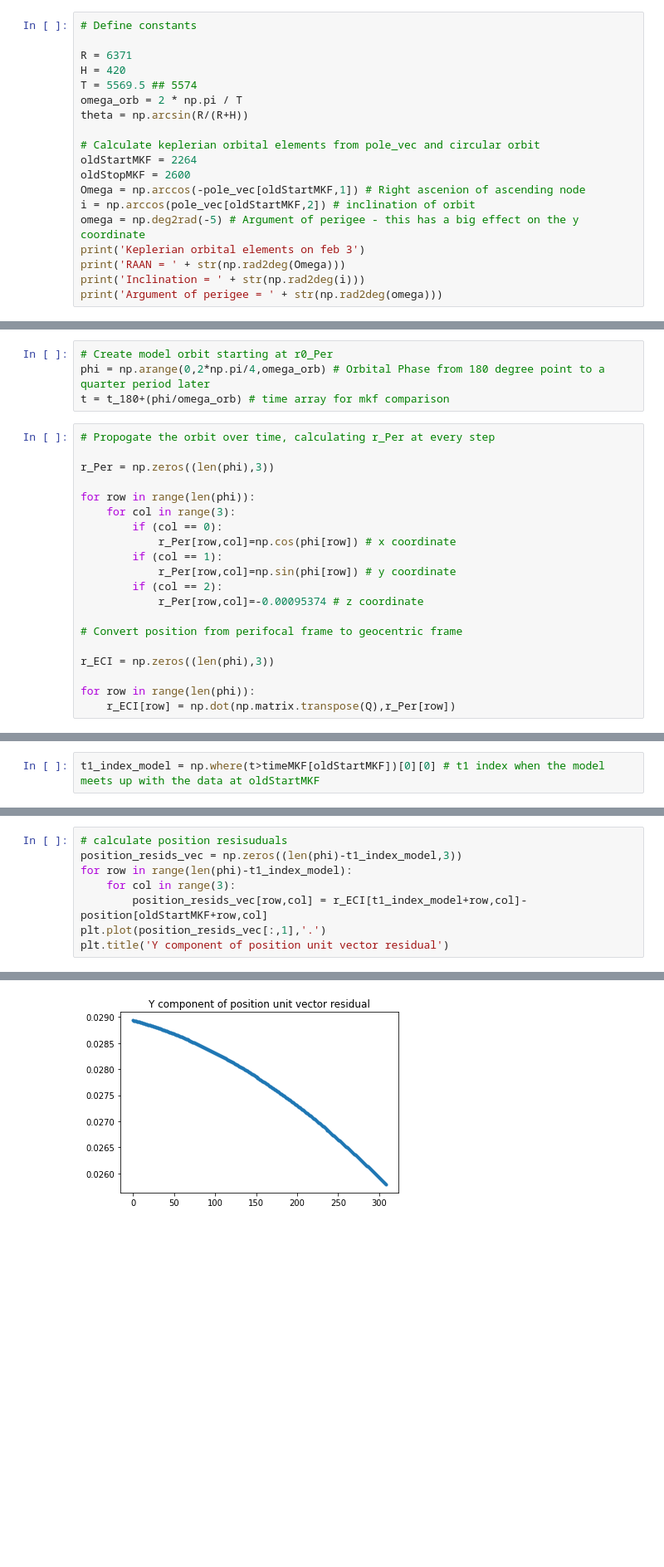
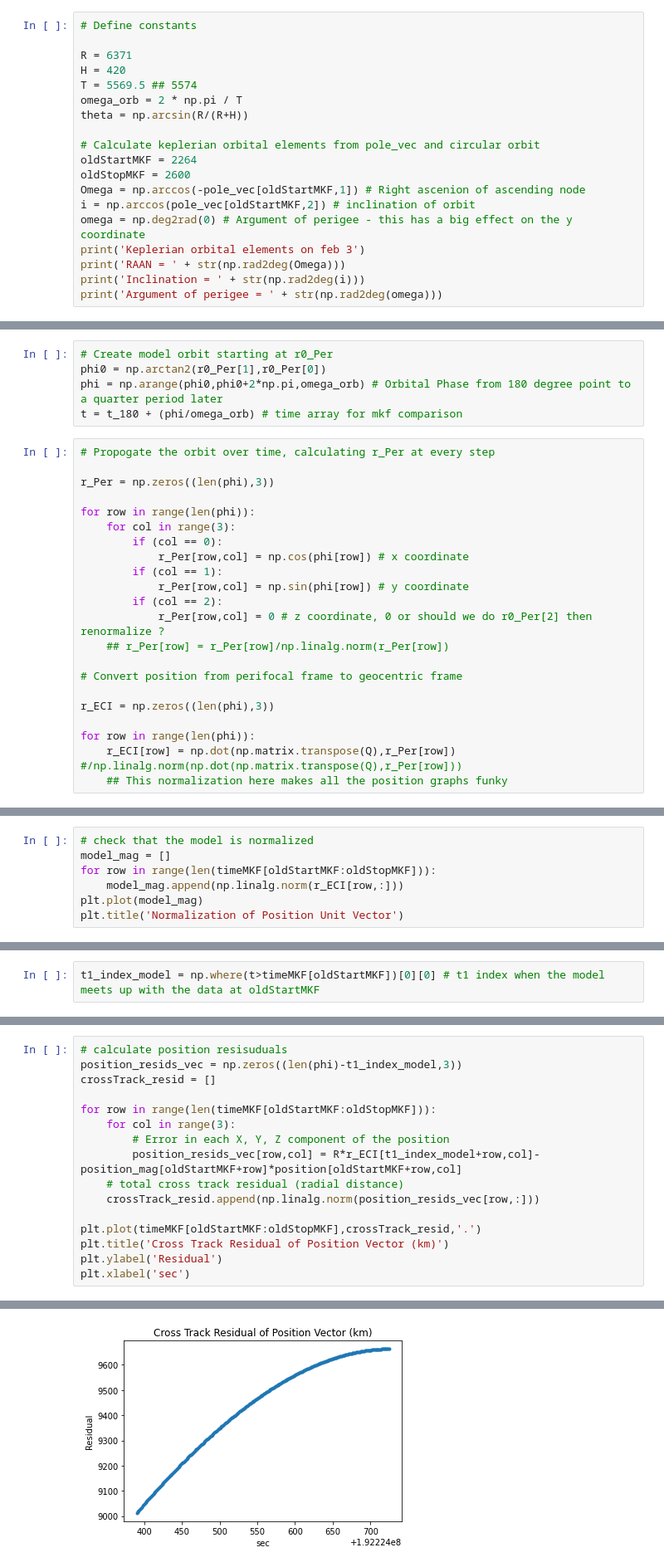
Before and after one commit to dmrowan/LommenResearchGroup, a Jupyter notebook: HorizonCrossing/feb3_orbitTracking.ipynb, the cells around one changed output, grey strips where cells are left out. Shown at 83% size. Cells and saved outputs as stored; diff of their text form; blank space fills up the shorter version.

Commit message:
Fixed the angle offset. Found normalization problem

```diff
--- a/HorizonCrossing/feb3_orbitTracking.ipynb
+++ b/HorizonCrossing/feb3_orbitTracking.ipynb
@@ -52,7 +47,7 @@ oldStartMKF = 2264
 oldStopMKF = 2600
 Omega = np.arccos(-pole_vec[oldStartMKF,1]) # Right ascenion of ascending node
 i = np.arccos(pole_vec[oldStartMKF,2]) # inclination of orbit
-omega = np.deg2rad(-5) # Argument of perigee - this has a big effect on the y coordinate
+omega = np.deg2rad(0) # Argument of perigee - this has a big effect on the y coordinate
 print('Keplerian orbital elements on feb 3')
 print('RAAN = ' + str(np.rad2deg(Omega)))
 print('Inclination = ' + str(np.rad2deg(i)))
@@ -79,7 +72,8 @@ print(r0_Per)
 # %%
 # Create model orbit starting at r0_Per
-phi = np.arange(0,2*np.pi/4,omega_orb) # Orbital Phase from 180 degree point to a quarter period later
-t = t_180+(phi/omega_orb) # time array for mkf comparison
+phi0 = np.arctan2(r0_Per[1],r0_Per[0])
+phi = np.arange(phi0,phi0+2*np.pi,omega_orb) # Orbital Phase from 180 degree point to a quarter period later
+t = t_180 + (phi/omega_orb) # time array for mkf comparison
 # %%
 # Propogate the orbit over time, calculating r_Per at every step
 
@@ -88,18 +82,20 @@ r_Per = np.zeros((len(phi),3))
 for row in range(len(phi)):
     for col in range(3):
         if (col == 0):
-            r_Per[row,col]=np.cos(phi[row]) # x coordinate
+            r_Per[row,col] = np.cos(phi[row]) # x coordinate
         if (col == 1):
-            r_Per[row,col]=np.sin(phi[row]) # y coordinate
+            r_Per[row,col] = np.sin(phi[row]) # y coordinate
         if (col == 2):
-            r_Per[row,col]=-0.00095374 # z coordinate
+            r_Per[row,col] = 0 # z coordinate, 0 or should we do r0_Per[2] then renormalize ?
+    ## r_Per[row] = r_Per[row]/np.linalg.norm(r_Per[row])
 
 # Convert position from perifocal frame to geocentric frame
 
 r_ECI = np.zeros((len(phi),3))
 
 for row in range(len(phi)):
-    r_ECI[row] = np.dot(np.matrix.transpose(Q),r_Per[row])
+    r_ECI[row] = np.dot(np.matrix.transpose(Q),r_Per[row]) #/np.linalg.norm(np.dot(np.matrix.transpose(Q),r_Per[row]))
+    ## This normalization here makes all the position graphs funky
 # %%
 plt.title('X coordinate vs. Time')
 plt.plot(timeMKF[oldStartMKF:oldStopMKF],position_mag[oldStartMKF:oldStopMKF]*position[oldStartMKF:oldStopMKF,0],'.',label='Data')
@@ -132,0 +129,7 @@ plt.legend()
+# %%
+# check that the model is normalized
+model_mag = []
+for row in range(len(timeMKF[oldStartMKF:oldStopMKF])):
+    model_mag.append(np.linalg.norm(r_ECI[row,:]))
+plt.plot(model_mag)
+plt.title('Normalization of Position Unit Vector')
@@ -145,9 +151,17 @@ Z: 9718km
 # %%
 # calculate position resisuduals
 position_resids_vec = np.zeros((len(phi)-t1_index_model,3))
-for row in range(len(phi)-t1_index_model):
+crossTrack_resid = []
+
+for row in range(len(timeMKF[oldStartMKF:oldStopMKF])):
     for col in range(3):
-        position_resids_vec[row,col] = r_ECI[t1_index_model+row,col]-position[oldStartMKF+row,col]
-plt.plot(position_resids_vec[:,1],'.')
-plt.title('Y component of position unit vector residual')
+        # Error in each X, Y, Z component of the position
+        position_resids_vec[row,col] = R*r_ECI[t1_index_model+row,col]-position_mag[oldStartMKF+row]*position[oldStartMKF+row,col]
+    # total cross track residual (radial distance)
+    crossTrack_resid.append(np.linalg.norm(position_resids_vec[row,:]))
+
+plt.plot(timeMKF[oldStartMKF:oldStopMKF],crossTrack_resid,'.')
+plt.title('Cross Track Residual of Position Vector (km)')
+plt.ylabel('Residual')
+plt.xlabel('sec')
 # %% [output]
@@ -155,4 +169,4 @@ Text(0.5, 1.0, 'Y component of position unit vector residual')
-[figure, old version]
+[figure, new version]
 # %% [markdown]
 After improving this  method, a possible next step is to calculate the velocity from our calculation. It may be hard to get a highly accurate position with this method, but if improved, it looks extremely promising. If we can get the X and Z plots looking like the Y plot, the velocity vector (slop of position) should be almost exact. We can then use this velocity as an input to either the pointing vector basis change method I developed and/or r=cross(v,w). This should produce a highly accurate position vector.
 # %%
```
Also changed, not shown: parts of 13 cells of this notebook.
